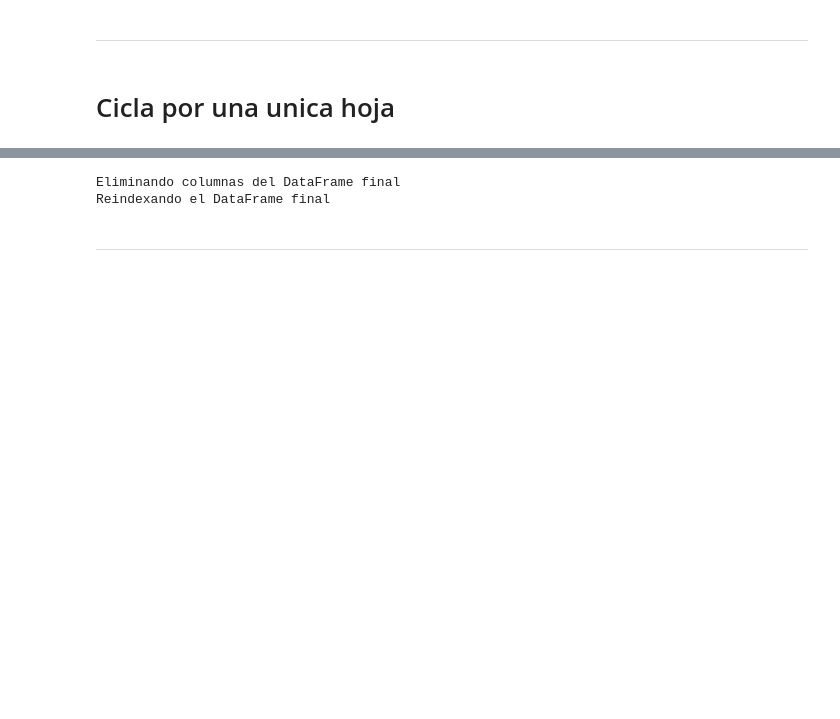
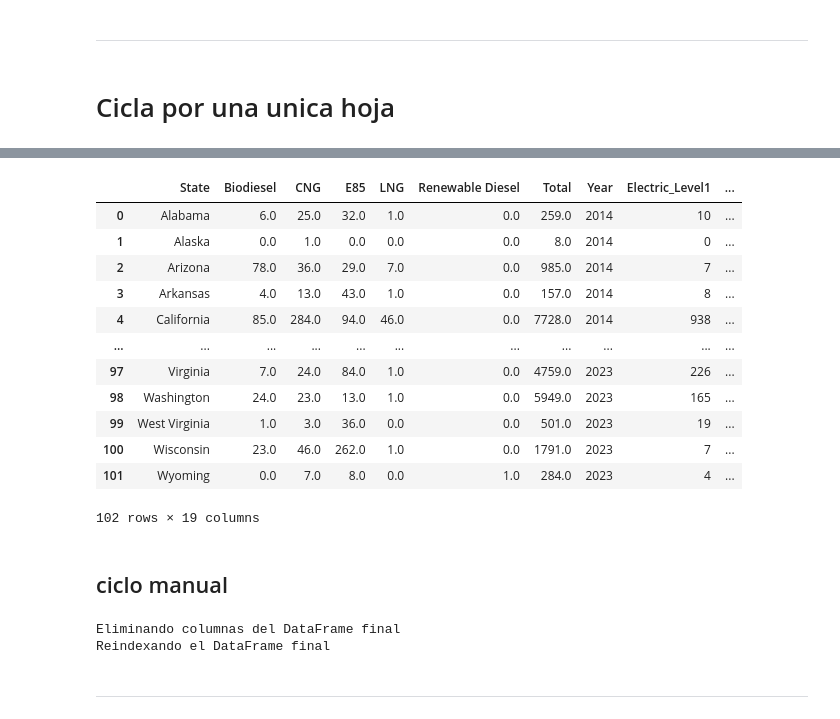
Before and after one commit to omanofx/portfolio, a Jupyter notebook: data_wrangling/data_cleaning.ipynb, the cells around one changed output, grey strips where cells are left out. Saved outputs shown, nothing was run; the diff lists cells and outputs as text; code cells hidden in the pictures; blank space fills up the shorter version.

```diff
--- a/data_wrangling/data_cleaning.ipynb
+++ b/data_wrangling/data_cleaning.ipynb
@@ -501,3 +501,18 @@ df_hojas
 ---
 # %% [markdown]
 # Cicla por una unica hoja
+# %%
+hojas.clear()
+# verde
+#hojas.append("2007")
+#hojas.append("2008")
+#hojas.append("2009")
+hojas.append("2010")
+hojas.append("2011")
+hojas.append("2012")
+hojas.append("2013")
+hojas.append("2014")
+
+# Rojo
+
+hojas.append("2023")
@@ -504,3 +632,21 @@ df_hojas
+# %%
+df_final
+# %% [output]
+|  | State | Biodiesel | CNG | E85 | LNG | Renewable Diesel | Total | Year | Electric_Level1 | ... |
+| 0 | Alabama | 6.0 | 25.0 | 32.0 | 1.0 | 0.0 | 259.0 | 2014 | 10 | ... |
+| 1 | Alaska | 0.0 | 1.0 | 0.0 | 0.0 | 0.0 | 8.0 | 2014 | 0 | ... |
+| 2 | Arizona | 78.0 | 36.0 | 29.0 | 7.0 | 0.0 | 985.0 | 2014 | 7 | ... |
+| 3 | Arkansas | 4.0 | 13.0 | 43.0 | 1.0 | 0.0 | 157.0 | 2014 | 8 | ... |
+| 4 | California | 85.0 | 284.0 | 94.0 | 46.0 | 0.0 | 7728.0 | 2014 | 938 | ... |
+| ... | ... | ... | ... | ... | ... | ... | ... | ... | ... | ... |
+| 97 | Virginia | 7.0 | 24.0 | 84.0 | 1.0 | 0.0 | 4759.0 | 2023 | 226 | ... |
+| 98 | Washington | 24.0 | 23.0 | 13.0 | 1.0 | 0.0 | 5949.0 | 2023 | 165 | ... |
+| 99 | West Virginia | 1.0 | 3.0 | 36.0 | 0.0 | 0.0 | 501.0 | 2023 | 19 | ... |
+| 100 | Wisconsin | 23.0 | 46.0 | 262.0 | 1.0 | 0.0 | 1791.0 | 2023 | 7 | ... |
+| 101 | Wyoming | 0.0 | 7.0 | 8.0 | 0.0 | 1.0 | 284.0 | 2023 | 4 | ... |
+102 rows × 19 columns
+# %% [markdown]
+## ciclo manual
 # %%
 # Codigo para pasar al ciclo FOR
 hoja ='2022'
```
Also changed, not shown: parts of 2 cells of this notebook.
